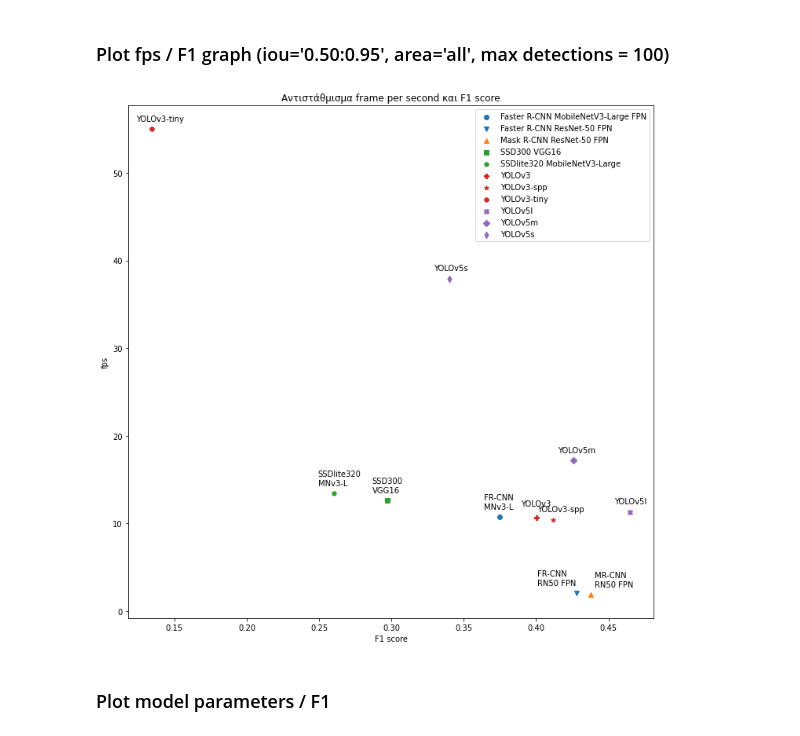
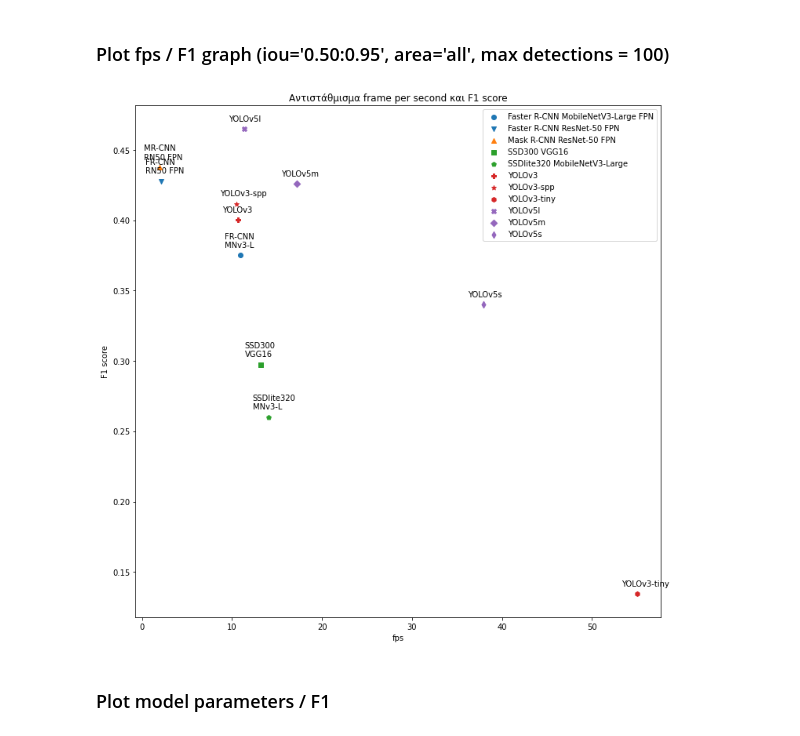
Before and after one commit to joangog/object-detection, a Jupyter notebook: coco2017_analysis.ipynb, the cells around one changed output. Drawn from its saved outputs; the diff is of its cells as text; code cells hidden in the pictures.

```diff
--- a/coco2017_analysis.ipynb
+++ b/coco2017_analysis.ipynb
@@ -36,11 +42,10 @@ import textwrap as tw
 # %% [markdown]
 ### Gather evaluation results
 # %%
-# Mount GDrive directory
-drive.mount('/content/drive')
+gpu =  'gtx960' # Selected gpu to show results for ('gtx960' or 'k80')
 results_dir = '/content/drive/MyDrive/object-detection-results/coco2017'
 results_files = os.listdir(results_dir)
-results_files = [file for file in results_files if ('.csv' in file) and ('coco17' in file)]
+results_files = [file for file in results_files if ('.csv' in file) and ('coco17' in file) and (gpu in file)]
 
 print('Files found:')
 
@@ -108,7 +105,7 @@ mAR = results[
               (results['area'] == 'all') &
               (results['max_dets'] == 100)
               ]['score'].values
-f1 = [2*((mAP[i]*mAR[i])/(mAP[i]+mAR[i])) for i in range(0,len(precision))]
+f1 = [2*((mAP[i]*mAR[i])/(mAP[i]+mAR[i])) for i in range(0,len(mAP))]
 
 perf_table['map'] = mAP
 perf_table['map_50'] = mAP_50
@@ -202,32 +195,34 @@ plt.show()
 # %% [markdown]
 ### Plot fps / F1 graph (iou='0.50:0.95', area='all', max detections = 100)
 # %%
+%matplotlib inline
+
 # Start plotting
 plt.figure(figsize=(12,12))
 
 plt.title('Αντιστάθμισμα frame per second και F1 score')
-plt.xlabel('F1 score')
-plt.ylabel('fps')
+plt.xlabel('fps')
+plt.ylabel('F1 score')
 
 for i in range(len(models)):
   # Point annotation distance tuning
   xytext = (-20,10)
-  if models[i] == 'Faster R-CNN ResNet-50 FPN':
-    xytext = (-50,10)
-  elif models[i] == 'Mask R-CNN ResNet-50 FPN':
-    xytext = (5,10)
-  elif models[i] == 'YOLOv3':
-    xytext = (-20,15)
+  # if models[i] == 'Faster R-CNN ResNet-50 FPN':
+  #   xytext = (-50,10)
+  # elif models[i] == 'Mask R-CNN ResNet-50 FPN':
+  #   xytext = (5,10)
+  # elif models[i] == 'YOLOv3':
+  #   xytext = (-20,15)
   # Point annotations
-  plt.annotate(tw.fill(models_short[i], width=11), (f1[i], fps[i]), xytext=xytext, textcoords='offset points')
+  plt.annotate(tw.fill(models_short[i], width=11), (fps[i], f1[i]), xytext=xytext, textcoords='offset points')
   # Scatter plot
-  plt.scatter(f1[i],fps[i], marker=markers[i],color=colors[i])
+  plt.scatter(fps[i], f1[i], marker=markers[i],color=colors[i])
 
 plt.legend(models, scatterpoints=1)
 
 plt.show()
 # %% [output]
-[figure, old version]
+[figure, new version]
 # %% [markdown]
 ### Plot model parameters / F1
 # %%
```
Also changed, not shown: parts of 10 cells of this notebook.
